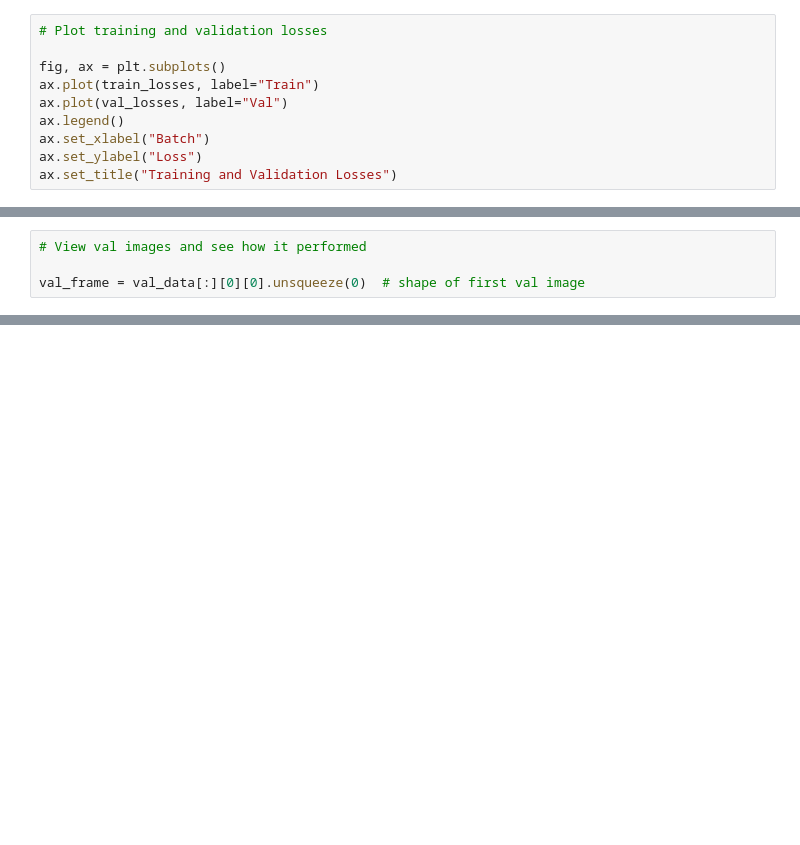
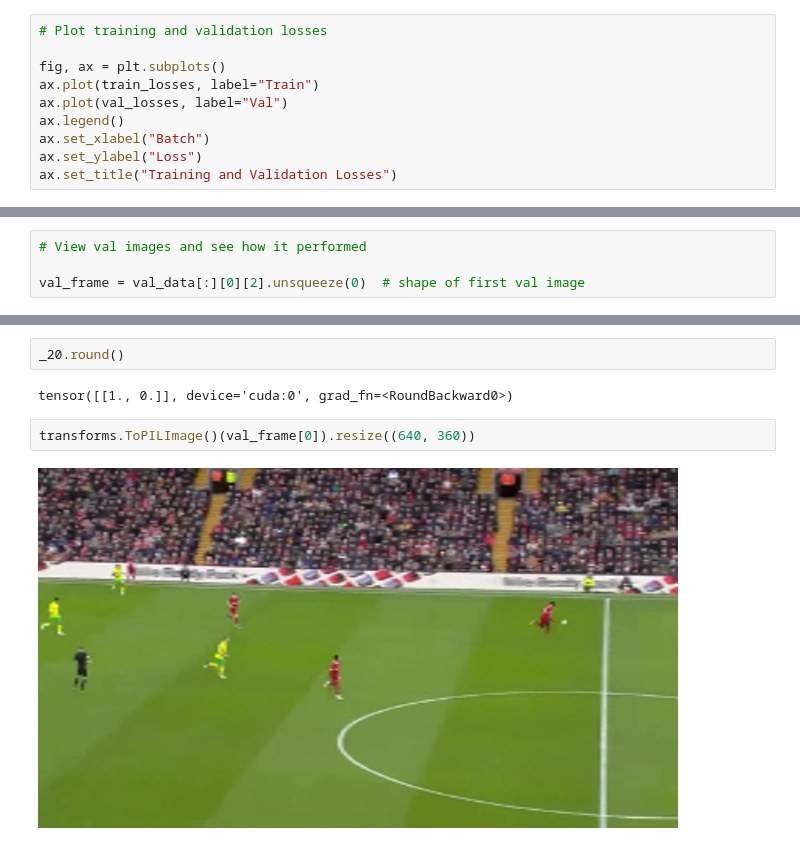
Before and after one commit to jkbhagatio/MatchMentor, a Jupyter notebook: notebooks/example_model_training.ipynb, the cells around one changed output, grey strips where cells are left out. Drawn from its saved outputs; the diff is of its cells as text; blank space fills up the shorter version.

```diff
--- a/notebooks/example_model_training.ipynb
+++ b/notebooks/example_model_training.ipynb
@@ -162,6 +230,6 @@ ax.set_title("Training and Validation Losses")
 # %%
 # View val images and see how it performed
 
-val_frame = val_data[:][0][0].unsqueeze(0)  # shape of first val image
+val_frame = val_data[:][0][2].unsqueeze(0)  # shape of first val image
 # %%
 model.eval()
@@ -170,0 +243,8 @@ val_data[:][1][0]
+# %%
+_20.round()
+# %% [output]
+tensor([[1., 0.]], device='cuda:0', grad_fn=<RoundBackward0>)
+# %%
+transforms.ToPILImage()(val_frame[0]).resize((640, 360))
+# %% [output]
+[figure, added]
```
Also changed, not shown: parts of 13 cells of this notebook, 3 other files.
